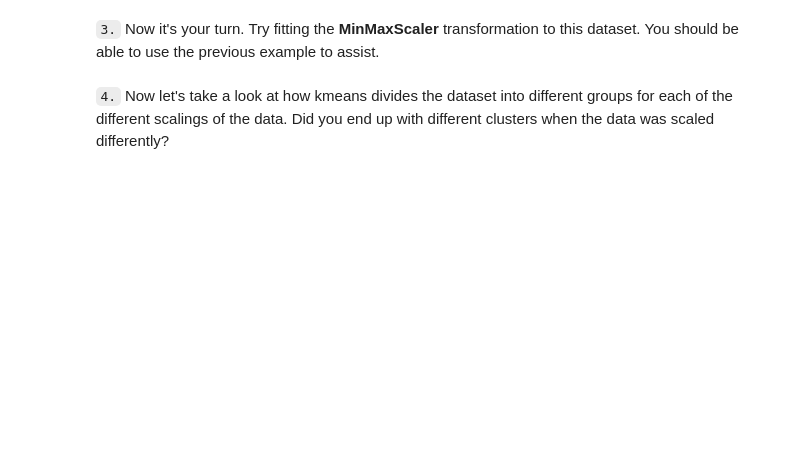
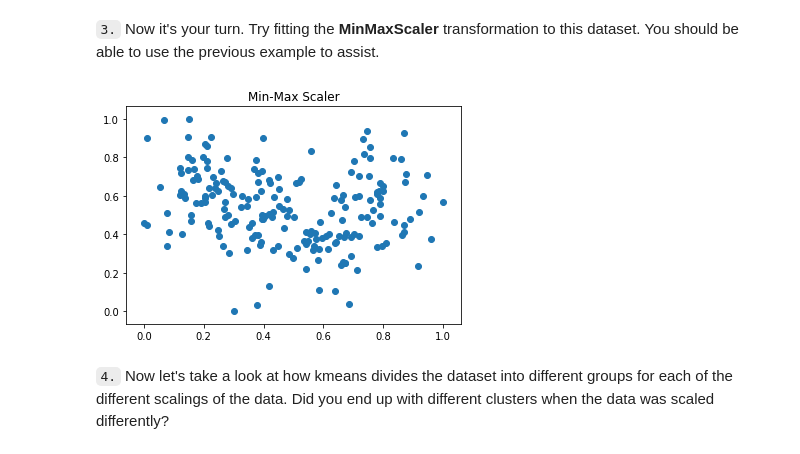
Before and after one commit to sclkan/ML-Study-Notes, a Jupyter notebook: unsupervised_learning_notes.ipynb, the cells around one changed output. Drawn from its saved outputs; the diff is of its cells as text; code cells hidden in the pictures; blank space fills up the shorter version.

```diff
--- a/unsupervised_learning_notes.ipynb
+++ b/unsupervised_learning_notes.ipynb
@@ -241,5 +243,14 @@ plt.scatter(df_ss['height'], df_ss['weight']); # create a plot
 # %% [markdown]
 `3.` Now it's your turn.  Try fitting the **MinMaxScaler** transformation to this dataset. You should be able to use the previous example to assist.
+# %%
+df_minmax = p.MinMaxScaler().fit_transform(data)
+df_minmax = pd.DataFrame(df_minmax)
+df_minmax.columns = ['height','weight']
+
+plt.scatter(df_minmax.height, df_minmax.weight)
+plt.title('Min-Max Scaler');
+# %% [output]
+[figure, added]
 # %% [markdown]
 `4.`  Now let's take a look at how kmeans divides the dataset into different groups for each of the different scalings of the data.  Did you end up with different clusters when the data was scaled differently?
 # %%
```
Also changed, not shown: parts of 7 cells of this notebook.
